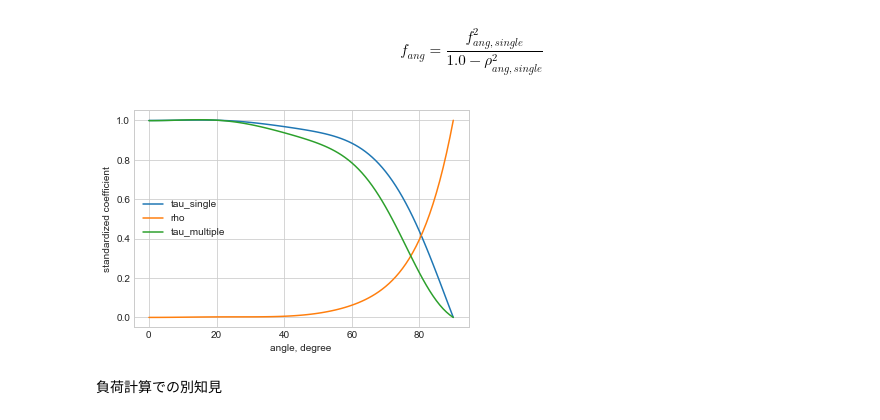
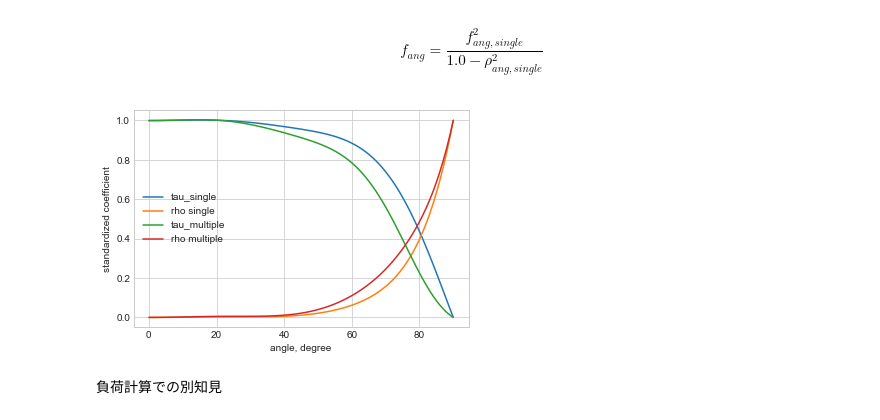
Before and after one commit to BRI-EES-House/heat_load_calc, a Jupyter notebook: notebook/initializer/oblique_incidence_charac.ipynb, the cells around one changed output. Cells and saved outputs as stored; diff of their text form; code cells hidden in the pictures.

```diff
--- a/notebook/initializer/oblique_incidence_charac.ipynb
+++ b/notebook/initializer/oblique_incidence_charac.ipynb
@@ -99,20 +99,21 @@ $$ f_{ang} = \frac{f_{ang, single} ^ 2}{1.0 - \rho_{ang,single} ^ 2} $$
 # %%
 plt.style.use('seaborn-whitegrid')
 fig = plt.figure()
 ax = fig.subplots()
 
 phi = np.arange(start= 0.0, stop= 91.0, step = 1.0)
 ax.plot(phi, window.get_tau_d_j_ns(np.radians(phi), 'single'), label='tau_single')
-ax.plot(phi, window._get_rhod_n_single(np.radians(phi)), label='rho')
+ax.plot(phi, window.get_rho_d_j_ns(np.radians(phi), 'single'), label='rho single')
 ax.plot(phi, window.get_tau_d_j_ns(np.radians(phi), 'multiple'), label='tau_multiple')
+ax.plot(phi, window.get_rho_d_j_ns(np.radians(phi), 'multiple'), label='rho multiple')
 
 ax.set_xlabel('angle, degree')
 ax.set_ylabel('standardized coefficient')
 
 plt.legend()
 plt.show()
 # %% [output]
-[figure, old version]
+[figure, new version]
 # %% [markdown]
 負荷計算での別知見
 # %%
```
Also changed, not shown: parts of 5 cells of this notebook.
